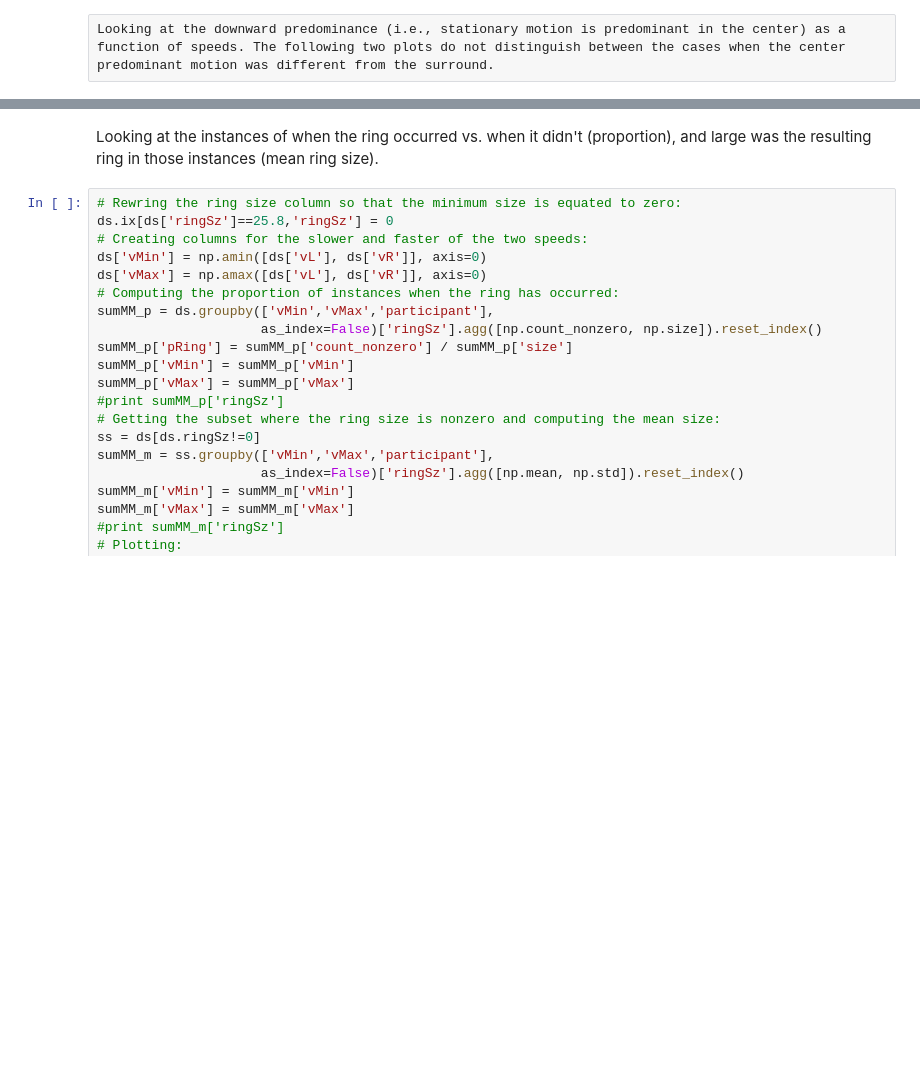
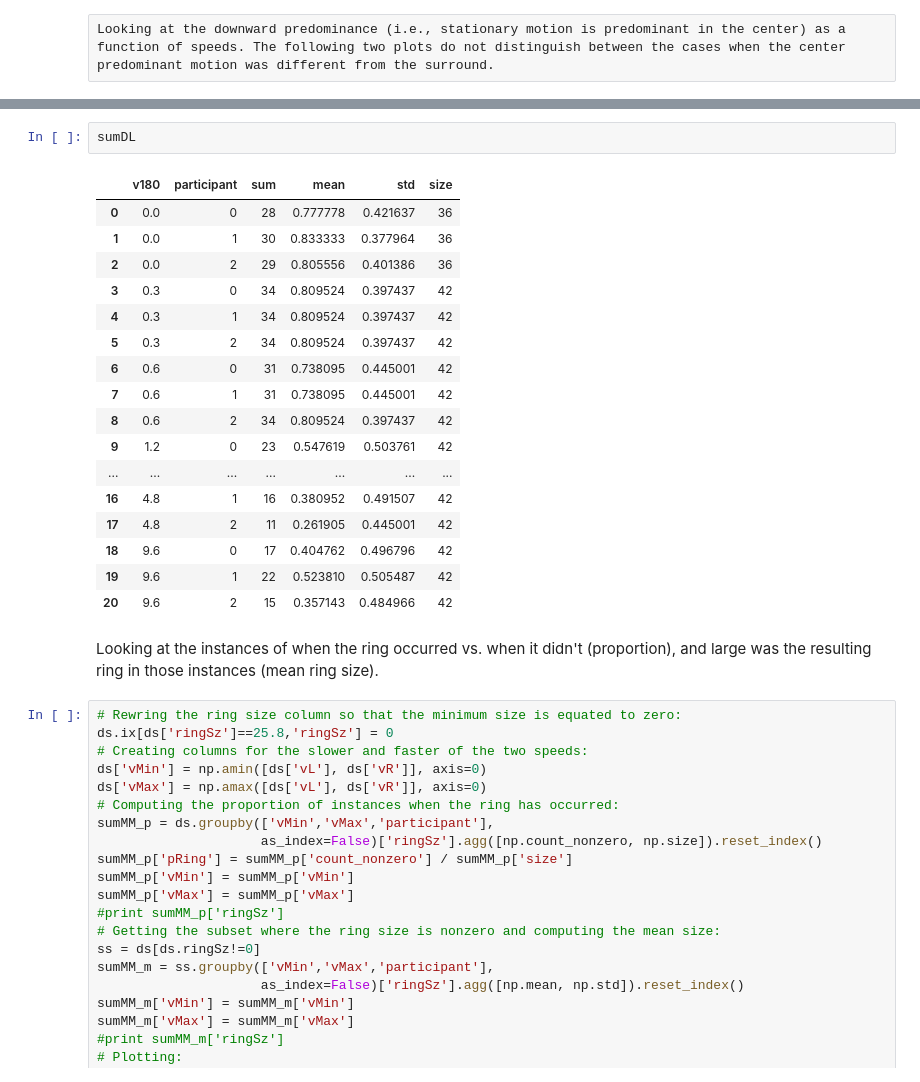
Before and after one commit to egorananyev/mc, a Jupyter notebook: analysis/mcvct.ipynb, the cells around one changed output, grey strips where cells are left out. Saved outputs shown, nothing was run; the diff lists cells and outputs as text; blank space fills up the shorter version.

```diff
--- a/analysis/mcvct.ipynb
+++ b/analysis/mcvct.ipynb
@@ -116,3 +119,23 @@ g = sns.factorplot(x='v180', y='mean', col='participant', data=sumDL, size=2.5)
+# %%
+sumDL
+# %% [output]
+|  | v180 | participant | sum | mean | std | size |
+| 0 | 0.0 | 0 | 28 | 0.777778 | 0.421637 | 36 |
+| 1 | 0.0 | 1 | 30 | 0.833333 | 0.377964 | 36 |
+| 2 | 0.0 | 2 | 29 | 0.805556 | 0.401386 | 36 |
+| 3 | 0.3 | 0 | 34 | 0.809524 | 0.397437 | 42 |
+| 4 | 0.3 | 1 | 34 | 0.809524 | 0.397437 | 42 |
+| 5 | 0.3 | 2 | 34 | 0.809524 | 0.397437 | 42 |
+| 6 | 0.6 | 0 | 31 | 0.738095 | 0.445001 | 42 |
+| 7 | 0.6 | 1 | 31 | 0.738095 | 0.445001 | 42 |
+| 8 | 0.6 | 2 | 34 | 0.809524 | 0.397437 | 42 |
+| 9 | 1.2 | 0 | 23 | 0.547619 | 0.503761 | 42 |
+| ... | ... | ... | ... | ... | ... | ... |
+| 16 | 4.8 | 1 | 16 | 0.380952 | 0.491507 | 42 |
+| 17 | 4.8 | 2 | 11 | 0.261905 | 0.445001 | 42 |
+| 18 | 9.6 | 0 | 17 | 0.404762 | 0.496796 | 42 |
+| 19 | 9.6 | 1 | 22 | 0.523810 | 0.505487 | 42 |
+| 20 | 9.6 | 2 | 15 | 0.357143 | 0.484966 | 42 |
 # %% [markdown]
 Looking at the instances of when the ring occurred vs. when it didn't (proportion), and large was the resulting ring in those instances (mean ring size).
 # %%
```
Also changed, not shown: parts of 10 cells of this notebook, 5 other files.
